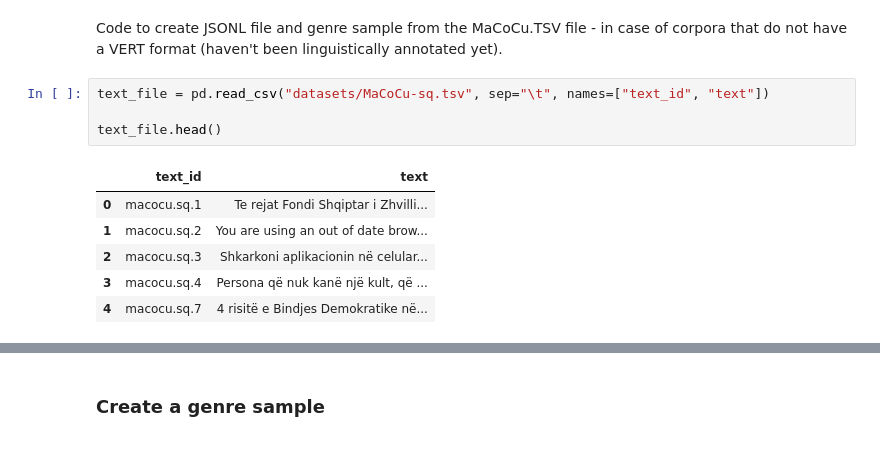
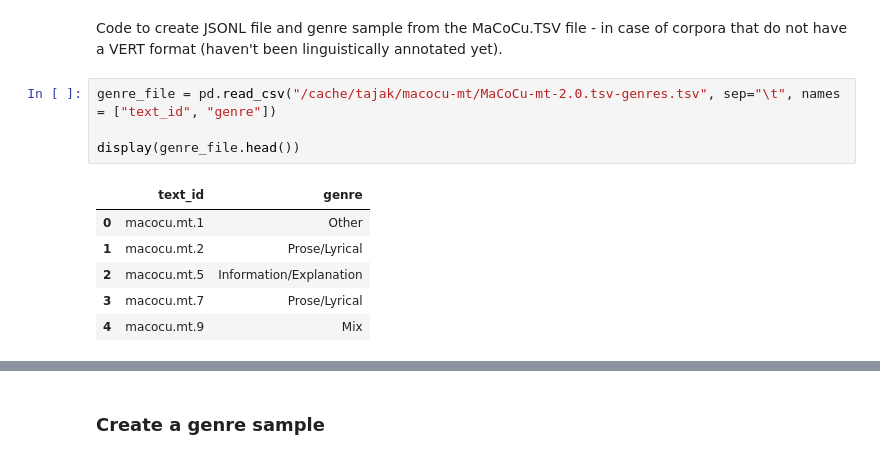
Before and after one commit to TajaKuzman/Crosslingual-Genre-Bias-Analysis, a Jupyter notebook: old_code/vert-to-json.ipynb, the cells around one changed output, grey strips where cells are left out. Saved outputs shown, nothing was run; the diff lists cells and outputs as text.

```diff
--- a/vert-to-json.ipynb
+++ b/old_code/vert-to-json.ipynb
@@ -408,13 +408,13 @@ See the caveats in the documentation: https://pandas.pydata.org/pandas-docs/stab
 # %% [markdown]
 Code to create JSONL file and genre sample from the MaCoCu.TSV file - in case of corpora that do not have a VERT format (haven't been linguistically annotated yet).
 # %%
-text_file = pd.read_csv("datasets/MaCoCu-sq.tsv", sep="\t", names=["text_id", "text"])
+genre_file = pd.read_csv("/cache/tajak/macocu-mt/MaCoCu-mt-2.0.tsv-genres.tsv", sep="\t", names = ["text_id", "genre"])
 
-text_file.head()
+display(genre_file.head())
 # %% [output]
-|  | text_id | text |
-| 0 | macocu.sq.1 | Te rejat Fondi Shqiptar i Zhvilli... |
-| 1 | macocu.sq.2 | You are using an out of date brow... |
-| 2 | macocu.sq.3 | Shkarkoni aplikacionin në celular... |
-| 3 | macocu.sq.4 | Persona që nuk kanë një kult, që ... |
-| 4 | macocu.sq.7 | 4 risitë e Bindjes Demokratike në... |
+|  | text_id | genre |
+| 0 | macocu.mt.1 | Other |
+| 1 | macocu.mt.2 | Prose/Lyrical |
+| 2 | macocu.mt.5 | Information/Explanation |
+| 3 | macocu.mt.7 | Prose/Lyrical |
+| 4 | macocu.mt.9 | Mix |
```
Also changed, not shown: parts of 15 cells of this notebook, 6 other files.
